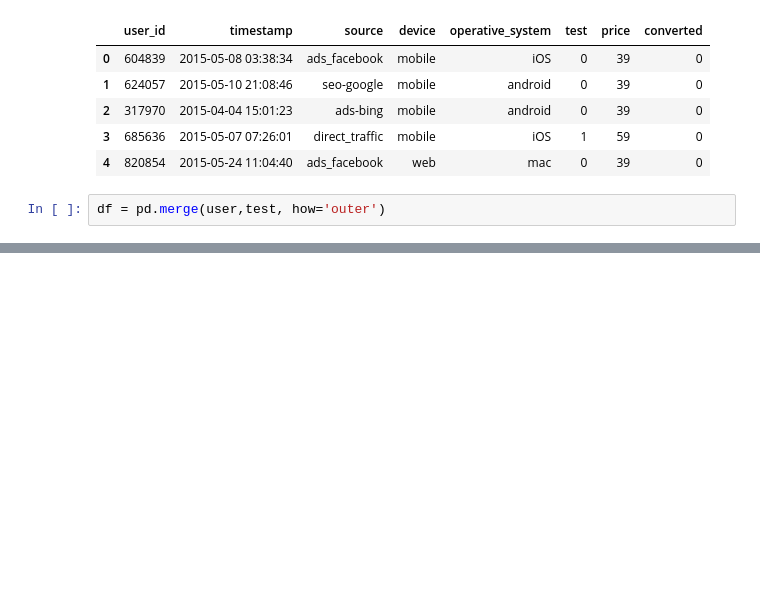
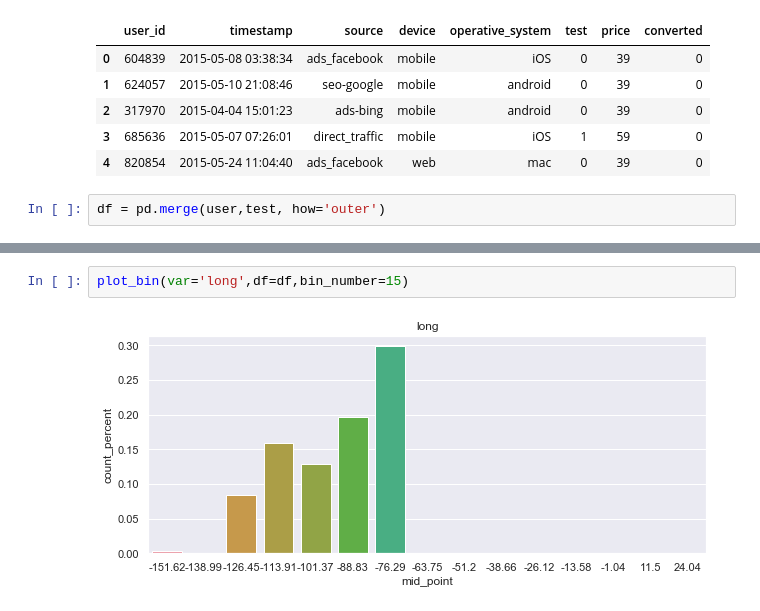
Before and after one commit to crazywiden/Leetcode_daily_submit, a Jupyter notebook: 20e/Pricing Challenge.ipynb, the cells around one changed output, grey strips where cells are left out. Cells and saved outputs as stored; diff of their text form; blank space fills up the shorter version.

```diff
--- a/20e/Pricing Challenge.ipynb
+++ b/20e/Pricing Challenge.ipynb
@@ -107,0 +137,4 @@ array([1.16792929e-03, 4.38352273e-02, 9.17834596e-02, 2.46398359e-01,
+# %%
+plot_bin(var='long',df=df,bin_number=15)
+# %% [output]
+[figure, added]
```
Also changed, not shown: parts of 7 cells of this notebook.
